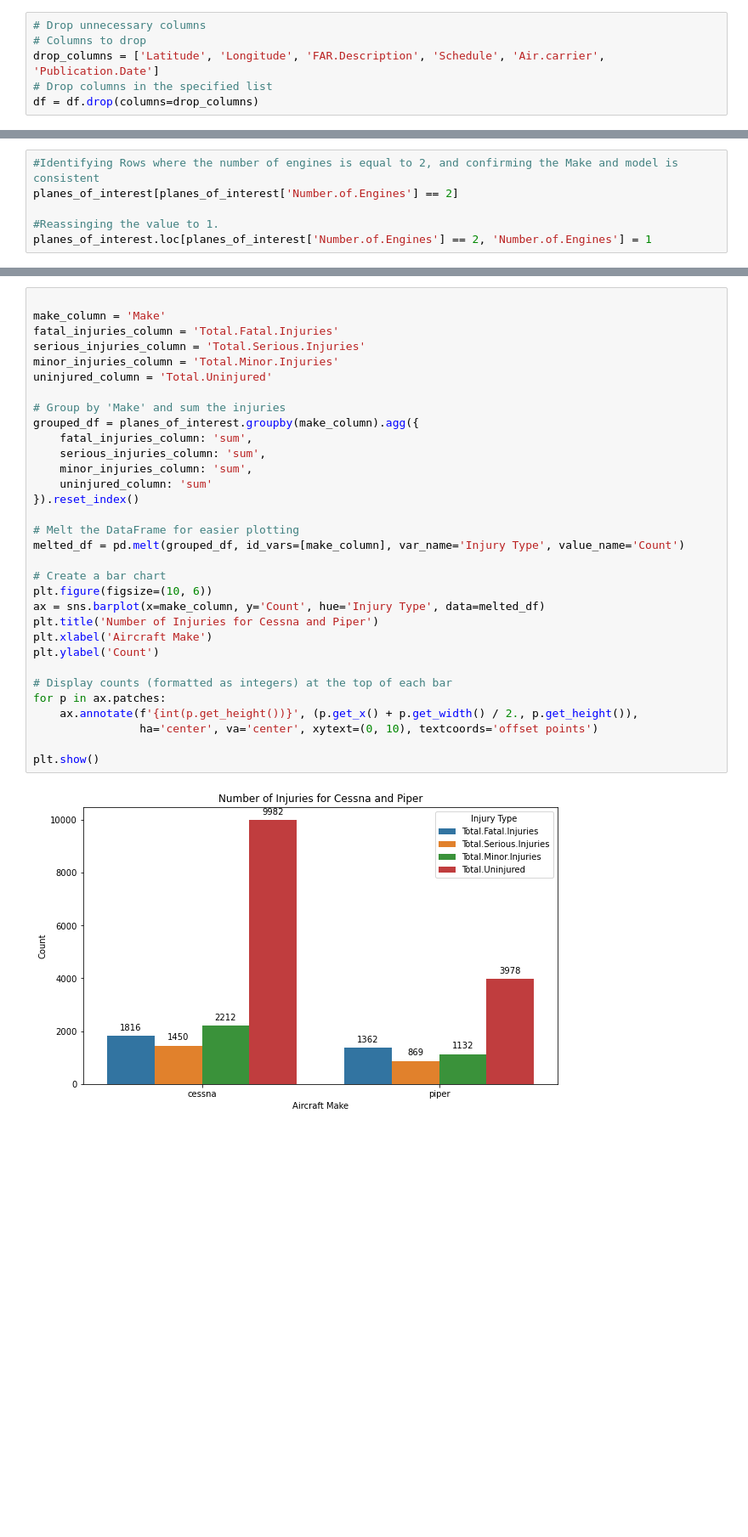
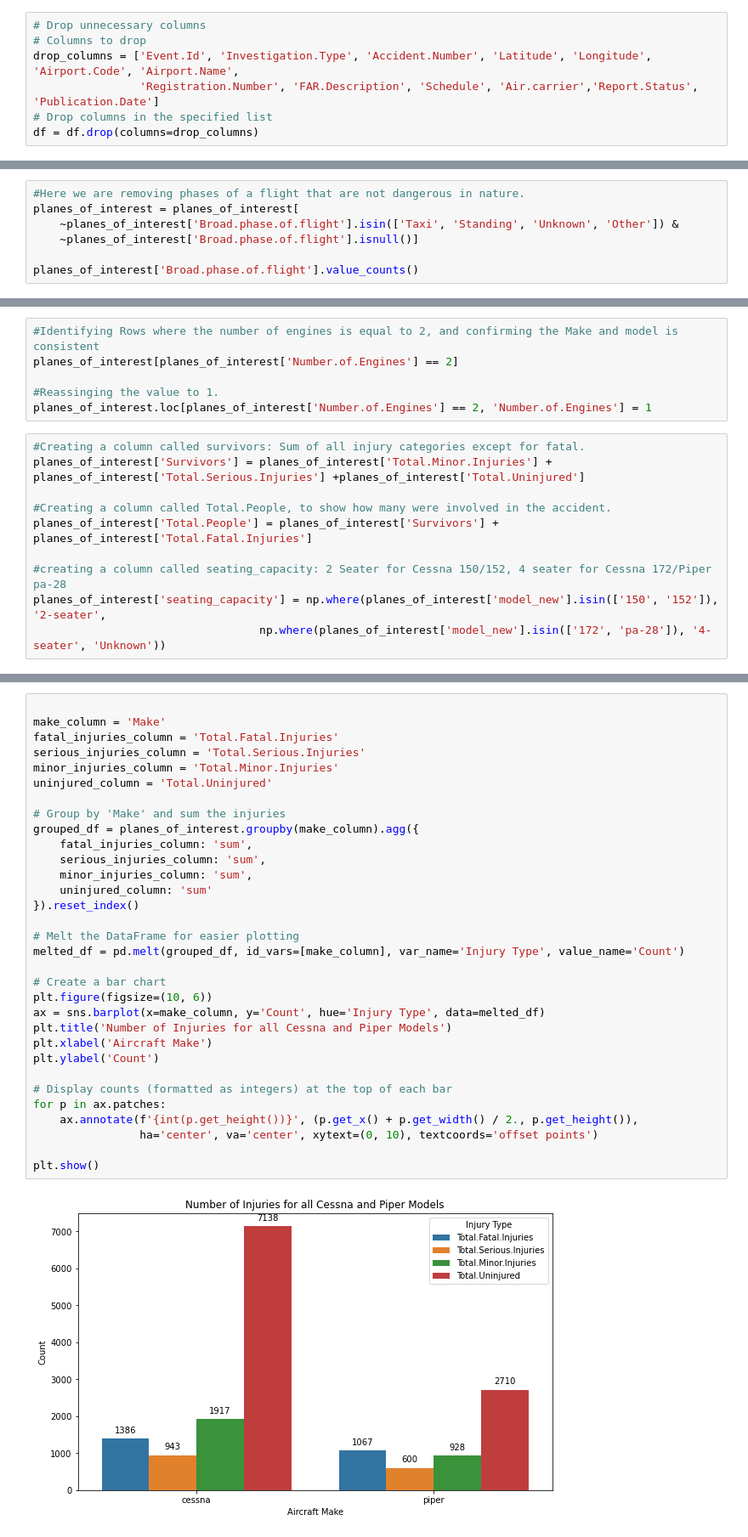
Before and after one commit to DJhesi/airplane-analysis, a Jupyter notebook: EDA_Final.ipynb, the cells around one changed output, grey strips where cells are left out. Shown: that part at 85% size. Drawn from its saved outputs; the diff is of its cells as text; blank space fills up the shorter version.

```diff
--- a/EDA_Final.ipynb
+++ b/EDA_Final.ipynb
@@ -204,7 +204,8 @@ df.dropna(subset=['Make', 'Model'], inplace=True)
 # %%
 # Drop unnecessary columns
 # Columns to drop
-drop_columns = ['Latitude', 'Longitude', 'FAR.Description', 'Schedule', 'Air.carrier', 'Publication.Date']
+drop_columns = ['Event.Id', 'Investigation.Type', 'Accident.Number', 'Latitude', 'Longitude', 'Airport.Code', 'Airport.Name',
+                'Registration.Number', 'FAR.Description', 'Schedule', 'Air.carrier','Report.Status', 'Publication.Date']
 # Drop columns in the specified list
 df = df.drop(columns=drop_columns)
 # %%
@@ -529,0 +578,7 @@ planes_of_interest = airplane_df.dropna(subset=['model_new'])
+# %%
+#Here we are removing phases of a flight that are not dangerous in nature.
+planes_of_interest = planes_of_interest[
+    ~planes_of_interest['Broad.phase.of.flight'].isin(['Taxi', 'Standing', 'Unknown', 'Other']) &
+    ~planes_of_interest['Broad.phase.of.flight'].isnull()]
+
+planes_of_interest['Broad.phase.of.flight'].value_counts()
@@ -621,3 +687,13 @@ planes_of_interest[planes_of_interest['Number.of.Engines'] == 2]
 
 #Reassinging the value to 1.
 planes_of_interest.loc[planes_of_interest['Number.of.Engines'] == 2, 'Number.of.Engines'] = 1
+# %%
+#Creating a column called survivors: Sum of all injury categories except for fatal.
+planes_of_interest['Survivors'] = planes_of_interest['Total.Minor.Injuries'] + planes_of_interest['Total.Serious.Injuries'] +planes_of_interest['Total.Uninjured']
+
+#Creating a column called Total.People, to show how many were involved in the accident.
+planes_of_interest['Total.People'] = planes_of_interest['Survivors'] + planes_of_interest['Total.Fatal.Injuries']
+
+#creating a column called seating_capacity: 2 Seater for Cessna 150/152, 4 seater for Cessna 172/Piper pa-28
+planes_of_interest['seating_capacity'] = np.where(planes_of_interest['model_new'].isin(['150', '152']), '2-seater',
+                                  np.where(planes_of_interest['model_new'].isin(['172', 'pa-28']), '4-seater', 'Unknown'))
@@ -626,32 +907,32 @@ planes_of_interest.loc[planes_of_interest['Number.of.Engines'] == 2, 'Number.of.
 make_column = 'Make'
 fatal_injuries_column = 'Total.Fatal.Injuries'
 serious_injuries_column = 'Total.Serious.Injuries'
 minor_injuries_column = 'Total.Minor.Injuries'
 uninjured_column = 'Total.Uninjured'
 
 # Group by 'Make' and sum the injuries
 grouped_df = planes_of_interest.groupby(make_column).agg({
     fatal_injuries_column: 'sum',
     serious_injuries_column: 'sum',
     minor_injuries_column: 'sum',
     uninjured_column: 'sum'
 }).reset_index()
 
 # Melt the DataFrame for easier plotting
 melted_df = pd.melt(grouped_df, id_vars=[make_column], var_name='Injury Type', value_name='Count')
 
 # Create a bar chart
 plt.figure(figsize=(10, 6))
 ax = sns.barplot(x=make_column, y='Count', hue='Injury Type', data=melted_df)
-plt.title('Number of Injuries for Cessna and Piper')
+plt.title('Number of Injuries for all Cessna and Piper Models')
 plt.xlabel('Aircraft Make')
 plt.ylabel('Count')
 
 # Display counts (formatted as integers) at the top of each bar
 for p in ax.patches:
     ax.annotate(f'{int(p.get_height())}', (p.get_x() + p.get_width() / 2., p.get_height()),
                 ha='center', va='center', xytext=(0, 10), textcoords='offset points')
 
 plt.show()
 # %% [output]
-[figure, old version]
+[figure, new version]
```
Also changed, not shown: parts of 47 cells of this notebook, 3 other files.
